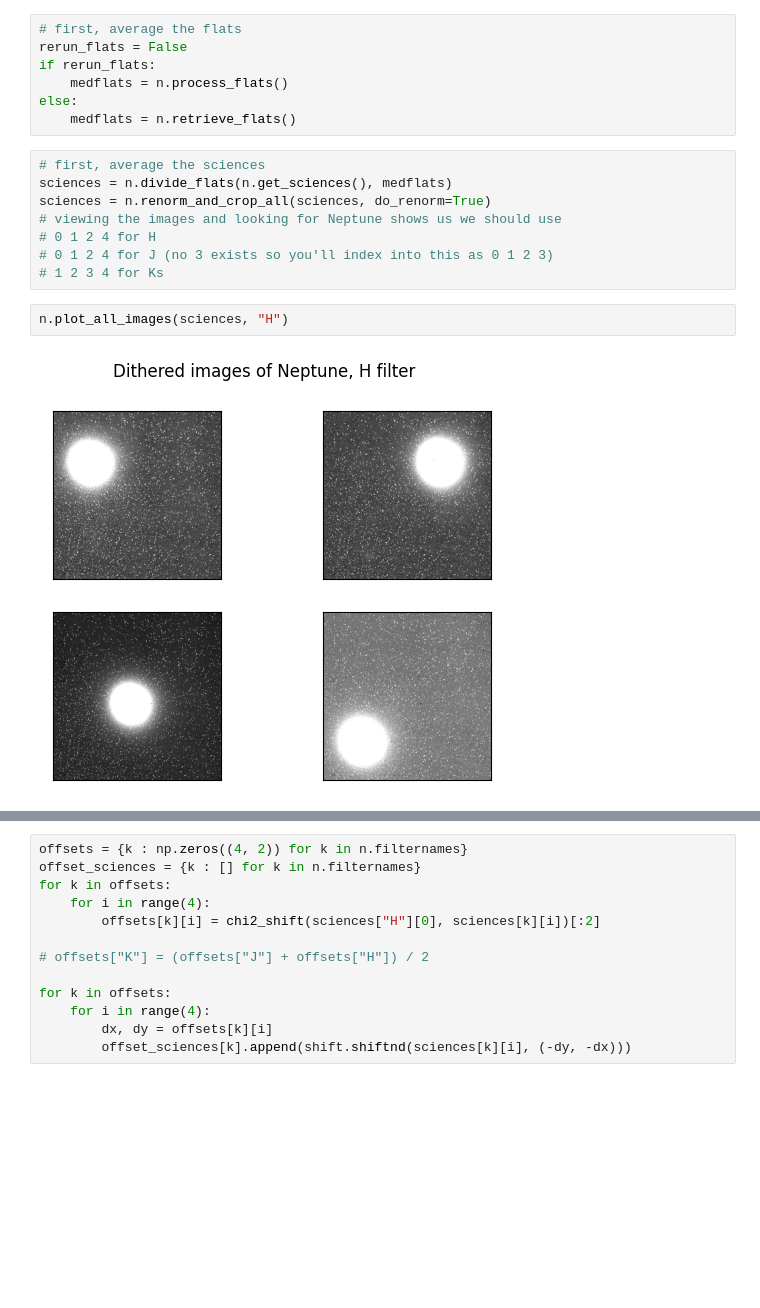
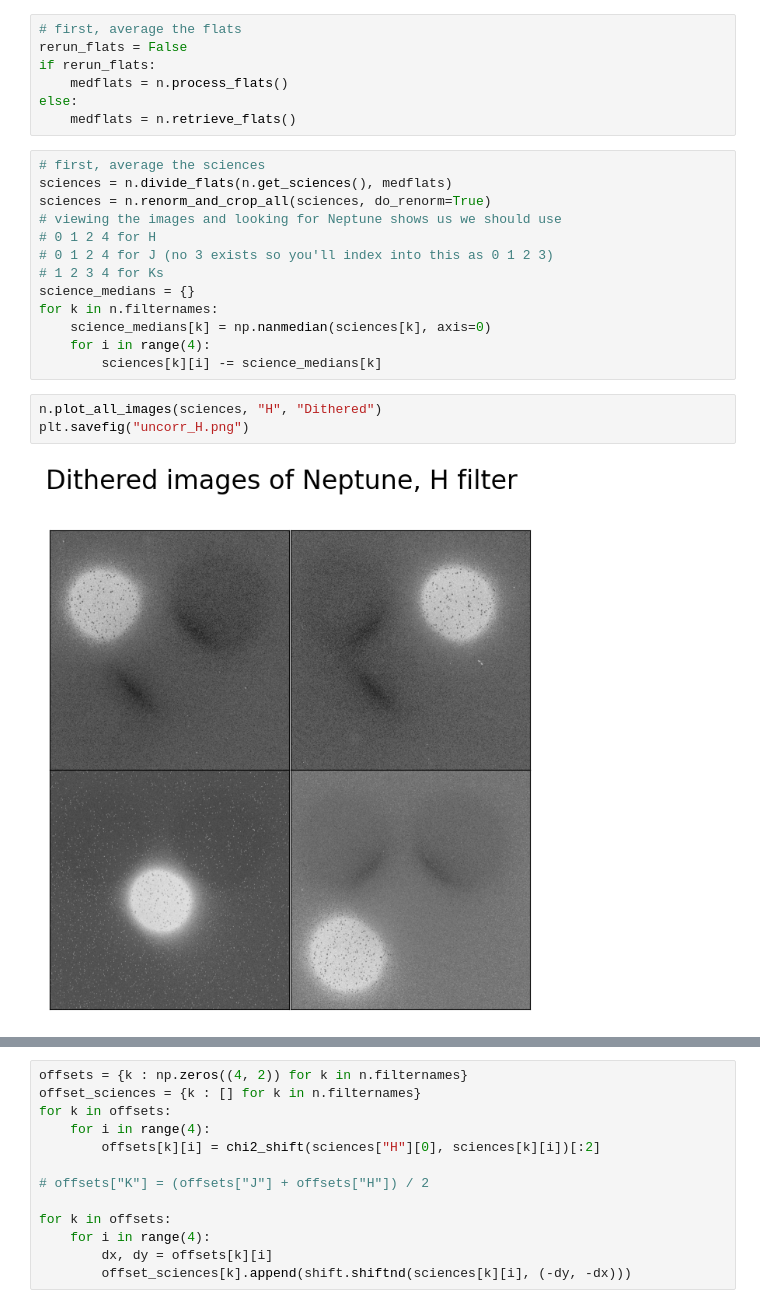
Before and after one commit to askemer/ASTR257_2024, a Jupyter notebook: student_work/adityars/ao/neptune.ipynb, the cells around one changed output, grey strips where cells are left out. Cells and saved outputs as stored; diff of their text form; blank space fills up the shorter version.

```diff
--- a/student_work/adityars/ao/neptune.ipynb
+++ b/student_work/adityars/ao/neptune.ipynb
@@ -27,8 +24,14 @@ sciences = n.renorm_and_crop_all(sciences, do_renorm=True)
 # 0 1 2 4 for H
 # 0 1 2 4 for J (no 3 exists so you'll index into this as 0 1 2 3)
 # 1 2 3 4 for Ks
+science_medians = {}
+for k in n.filternames:
+    science_medians[k] = np.nanmedian(sciences[k], axis=0)
+    for i in range(4):
+        sciences[k][i] -= science_medians[k]
 # %%
-n.plot_all_images(sciences, "H")
+n.plot_all_images(sciences, "H", "Dithered")
+plt.savefig("uncorr_H.png")
 # %% [output]
-[figure, old version]
+[figure, new version]
 # %%
```
Also changed, not shown: parts of 9 cells of this notebook, 26 other files.
